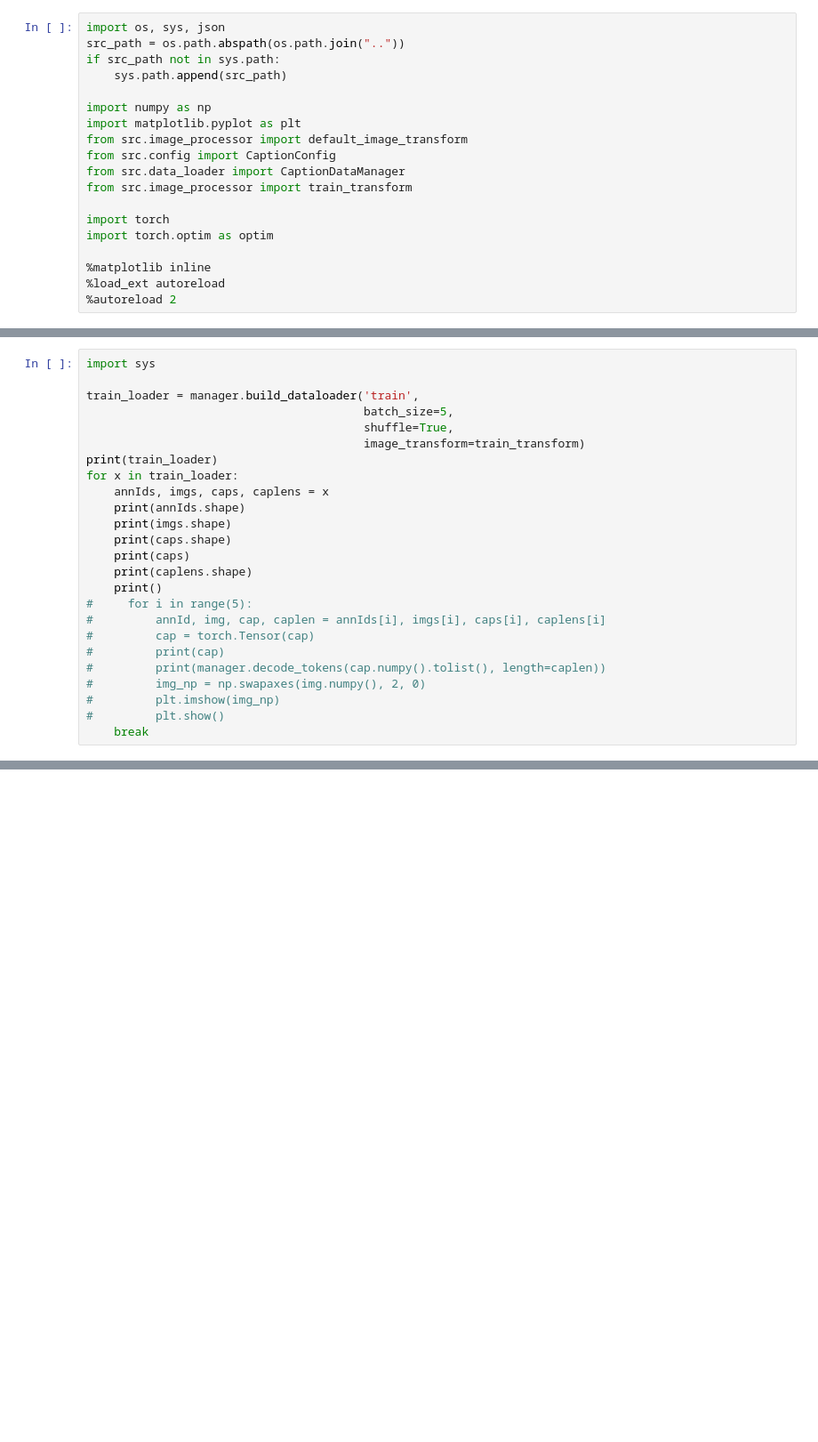
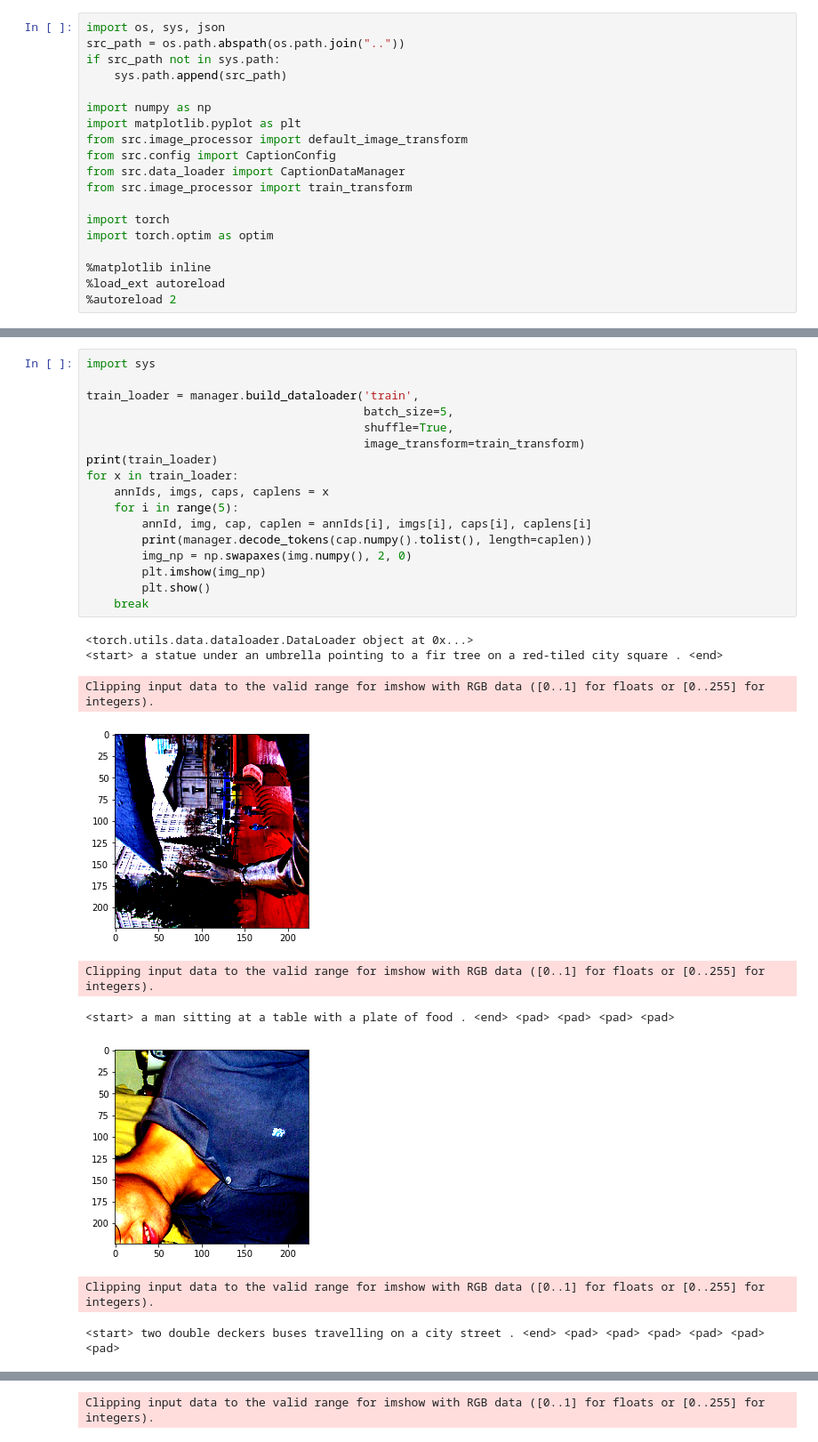
Before and after one commit to nsimsiri/Image-Captioning, a Jupyter notebook: notebooks/Image-Processing-Sanbox.ipynb, the cells around one changed output, grey strips where cells are left out. Shown: that part at 89% size. Cells and saved outputs as stored; diff of their text form; blank space fills up the shorter version.

```diff
--- a/notebooks/Image-Processing-Sanbox.ipynb
+++ b/notebooks/Image-Processing-Sanbox.ipynb
@@ -27,25 +36,27 @@ print(manager)
 # %%
 import sys
 
 train_loader = manager.build_dataloader('train',
                                         batch_size=5,
                                         shuffle=True,
                                         image_transform=train_transform)
 print(train_loader)
 for x in train_loader:
     annIds, imgs, caps, caplens = x
-    print(annIds.shape)
-    print(imgs.shape)
-    print(caps.shape)
-    print(caps)
-    print(caplens.shape)
-    print()
-#     for i in range(5):
-#         annId, img, cap, caplen = annIds[i], imgs[i], caps[i], caplens[i]
-#         cap = torch.Tensor(cap)
-#         print(cap)
-#         print(manager.decode_tokens(cap.numpy().tolist(), length=caplen))
-#         img_np = np.swapaxes(img.numpy(), 2, 0)
-#         plt.imshow(img_np)
-#         plt.show()
+    for i in range(5):
+        annId, img, cap, caplen = annIds[i], imgs[i], caps[i], caplens[i]
+        print(manager.decode_tokens(cap.numpy().tolist(), length=caplen))
+        img_np = np.swapaxes(img.numpy(), 2, 0)
+        plt.imshow(img_np)
+        plt.show()
     break
+# %% [output]
+<torch.utils.data.dataloader.DataLoader object at 0x...>
+<start> a statue under an umbrella pointing to a fir tree on a red-tiled city square . <end>
+Clipping input data to the valid range for imshow with RGB data ([0..1] for floats or [0..255] for integers).
+[figure, added]
+Clipping input data to the valid range for imshow with RGB data ([0..1] for floats or [0..255] for integers).
+<start> a man sitting at a table with a plate of food . <end> <pad> <pad> <pad> <pad>
+[figure, added]
+Clipping input data to the valid range for imshow with RGB data ([0..1] for floats or [0..255] for integers).
+<start> two double deckers buses travelling on a city street . <end> <pad> <pad> <pad> <pad> <pad> <pad>
@@ -51,0 +64 @@ for x in train_loader:
+Clipping input data to the valid range for imshow with RGB data ([0..1] for floats or [0..255] for integers).
```
Also changed, not shown: parts of 4 cells of this notebook, 8 other files.
